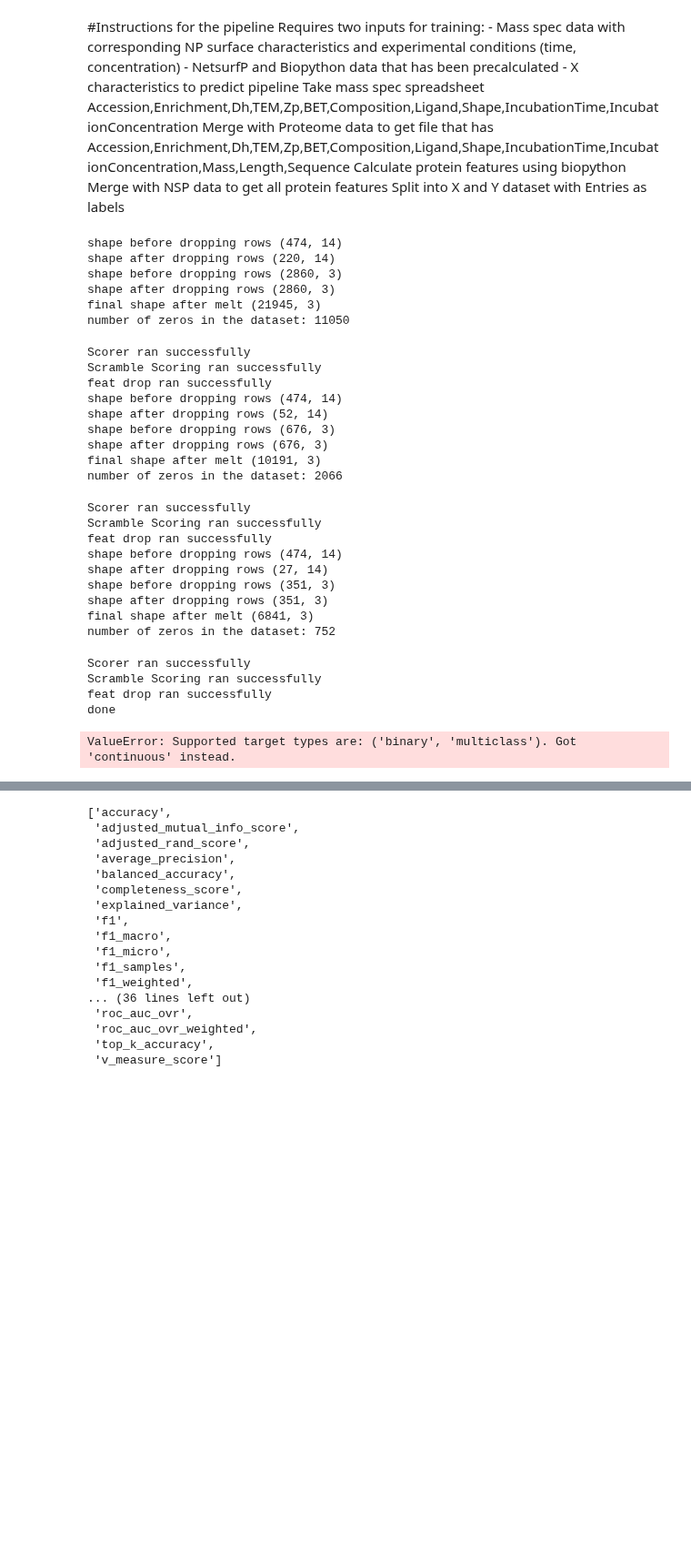
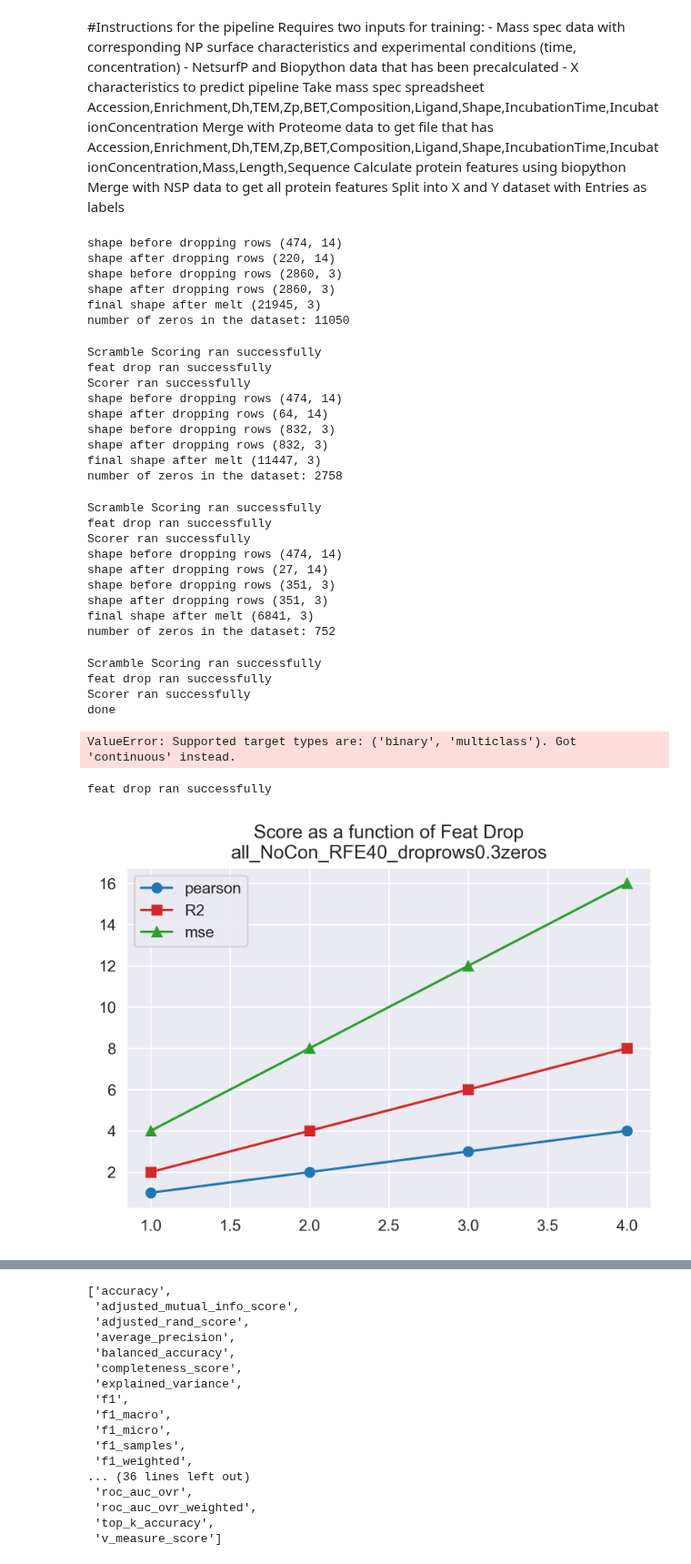
Before and after one commit to karst-poulsen/PC_ML_using_NSP, a Jupyter notebook: ML_5_pubpipe_Samples.ipynb, the cells around one changed output, grey strips where cells are left out. Shown at 91% size. Saved outputs shown, nothing was run; the diff lists cells and outputs as text; code cells hidden in the pictures; blank space fills up the shorter version.

Commit message:
updates to try to improve dataset, -need to implement imputation method or switch to human proteome

```diff
--- a/ML_5_pubpipe_Samples.ipynb
+++ b/ML_5_pubpipe_Samples.ipynb
@@ -71,7 +33,7 @@ Split into X and Y dataset with Entries as labels
 # %%
 #Editable Variables
 #list of test filters
-zerosperrow = [0.9, 0.5, 0.3]
+zerosperrow = [0.9,0.6,0.3]
 for z in zerosperrow:
     multi_files = True  #set to false if you just want to set one  prot_abund_file
     in_dir = "Input_data/Proteomic data/Abundance2/"
@@ -199,7 +161,6 @@ for z in zerosperrow:
     df = df[feat_list]
 
     #run Recursive feature elimination with cross validation
-    id2 = 'dropped_controlAbundance'
     step = 2
     min_feats = 6
     cv = KFold(n_splits=10, shuffle=True, random_state=42)
@@ -228,9 +189,10 @@ for z in zerosperrow:
     plt.close('all')
 
     #Quality control
-    scorer(df, label_abund, model, id, 10)
     scram_score(df, label_abund, model, id, 0.2)
     feat_drop(df, label_abund, model, id, 0.2)
+    scorer(df, label_abund, model, id, 10)
+
 print('done')
 # %% [output]
 shape before dropping rows (474, 14)
@@ -239,27 +201,27 @@ shape before dropping rows (2860, 3)
 shape after dropping rows (2860, 3)
 final shape after melt (21945, 3)
 number of zeros in the dataset: 11050
-Scorer ran successfully
 Scramble Scoring ran successfully
 feat drop ran successfully
+Scorer ran successfully
 shape before dropping rows (474, 14)
-shape after dropping rows (52, 14)
-shape before dropping rows (676, 3)
-shape after dropping rows (676, 3)
-final shape after melt (10191, 3)
-number of zeros in the dataset: 2066
+shape after dropping rows (64, 14)
+shape before dropping rows (832, 3)
+shape after dropping rows (832, 3)
+final shape after melt (11447, 3)
+number of zeros in the dataset: 2758
-Scorer ran successfully
 Scramble Scoring ran successfully
 feat drop ran successfully
+Scorer ran successfully
 shape before dropping rows (474, 14)
 shape after dropping rows (27, 14)
 shape before dropping rows (351, 3)
 shape after dropping rows (351, 3)
 final shape after melt (6841, 3)
 number of zeros in the dataset: 752
-Scorer ran successfully
 Scramble Scoring ran successfully
 feat drop ran successfully
+Scorer ran successfully
 done
 # %%
 from sklearn.model_selection import StratifiedKFold
@@ -268,3 +230,22 @@ for fold_idx, (train_index, test_index) in enumerate(kfold.split(df, label_abund
     print(fold_idx)
 # %% [output]
 ValueError: Supported target types are: ('binary', 'multiclass'). Got 'continuous' instead.
+# %%
+feat_drop(df, label_abund, model, id, 0.2)
+# %% [output]
+feat drop ran successfully
+# %%
+x=[1,2,3,4]
+y=[1,2,3,4]
+y2=[2,4,6,8]
+y3=[4,8,12,16]
+
+plt.plot(x, y, color='tab:blue', marker='o',label='pearson')
+plt.plot(x, y2, color='tab:red', marker='s',label='R2')
+plt.plot(x, y3, color='tab:green', marker='^',label='mse')
+plt.legend()
+
+plt.title('Score as a function of Feat Drop\n'+id)
+plt.savefig('Output_data/feat_drop_cumulative' + id + '.png', bbox_inches='tight')
+# %% [output]
+[figure, added]
```
Also changed, not shown: parts of 2 cells of this notebook, 1 other file.
